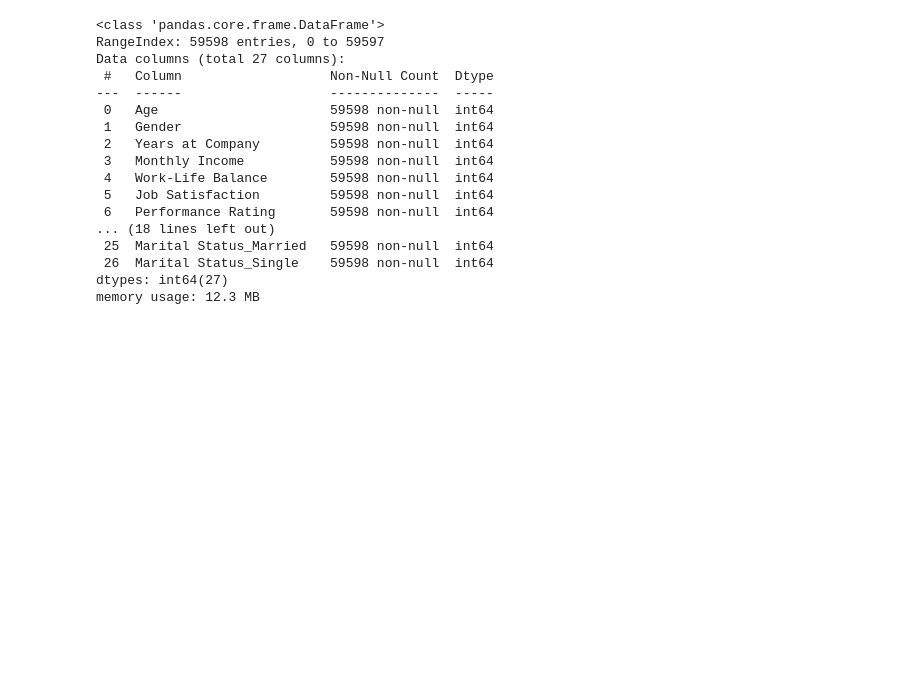
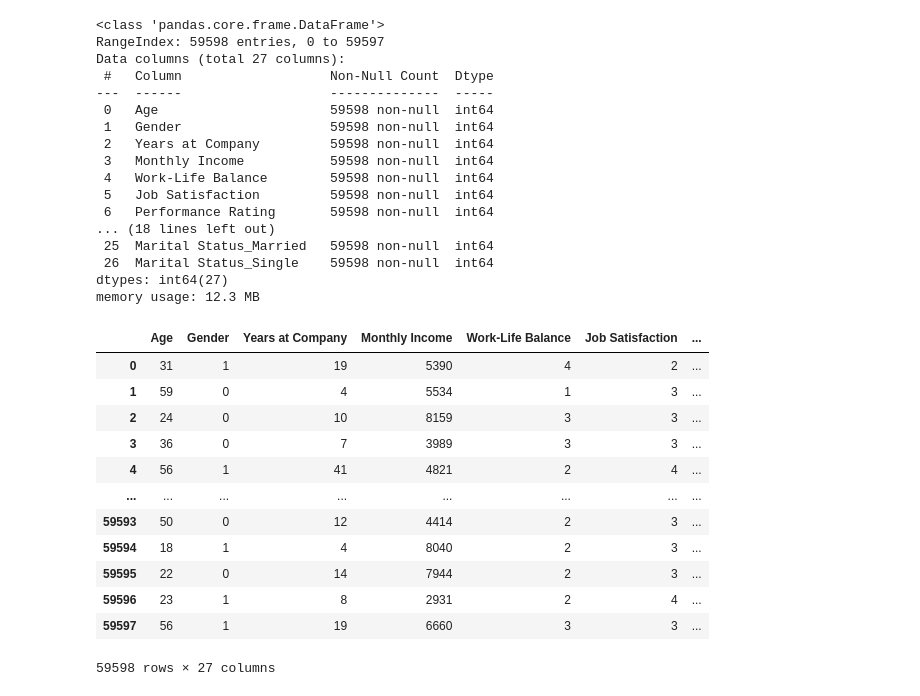
Before and after one commit to MI264B/Employee-attrition-prediction, a Jupyter notebook: schl.ipynb, the cells around one changed output. Saved outputs shown, nothing was run; the diff lists cells and outputs as text; code cells hidden in the pictures; blank space fills up the shorter version.

```diff
--- a/schl.ipynb
+++ b/schl.ipynb
@@ -192,3 +194,19 @@ Data columns (total 27 columns):
  26  Marital Status_Single    59598 non-null  int64
 dtypes: int64(27)
 memory usage: 12.3 MB
+# %%
+df
+# %% [output]
+|  | Age | Gender | Years at Company | Monthly Income | Work-Life Balance | Job Satisfaction | ... |
+| 0 | 31 | 1 | 19 | 5390 | 4 | 2 | ... |
+| 1 | 59 | 0 | 4 | 5534 | 1 | 3 | ... |
+| 2 | 24 | 0 | 10 | 8159 | 3 | 3 | ... |
+| 3 | 36 | 0 | 7 | 3989 | 3 | 3 | ... |
+| 4 | 56 | 1 | 41 | 4821 | 2 | 4 | ... |
+| ... | ... | ... | ... | ... | ... | ... | ... |
+| 59593 | 50 | 0 | 12 | 4414 | 2 | 3 | ... |
+| 59594 | 18 | 1 | 4 | 8040 | 2 | 3 | ... |
+| 59595 | 22 | 0 | 14 | 7944 | 2 | 3 | ... |
+| 59596 | 23 | 1 | 8 | 2931 | 2 | 4 | ... |
+| 59597 | 56 | 1 | 19 | 6660 | 3 | 3 | ... |
+59598 rows × 27 columns
```
Also changed, not shown: parts of 6 cells of this notebook.
